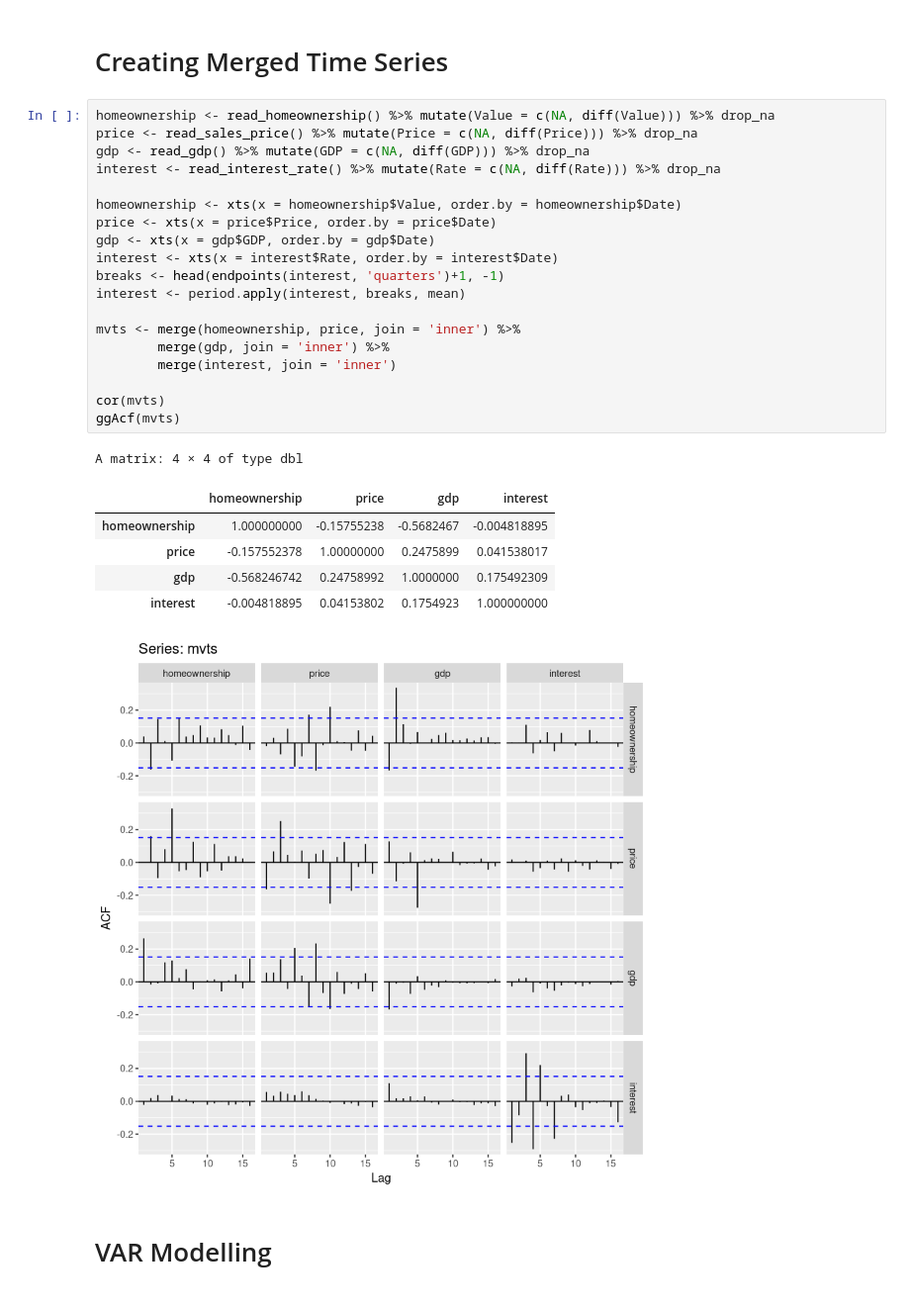
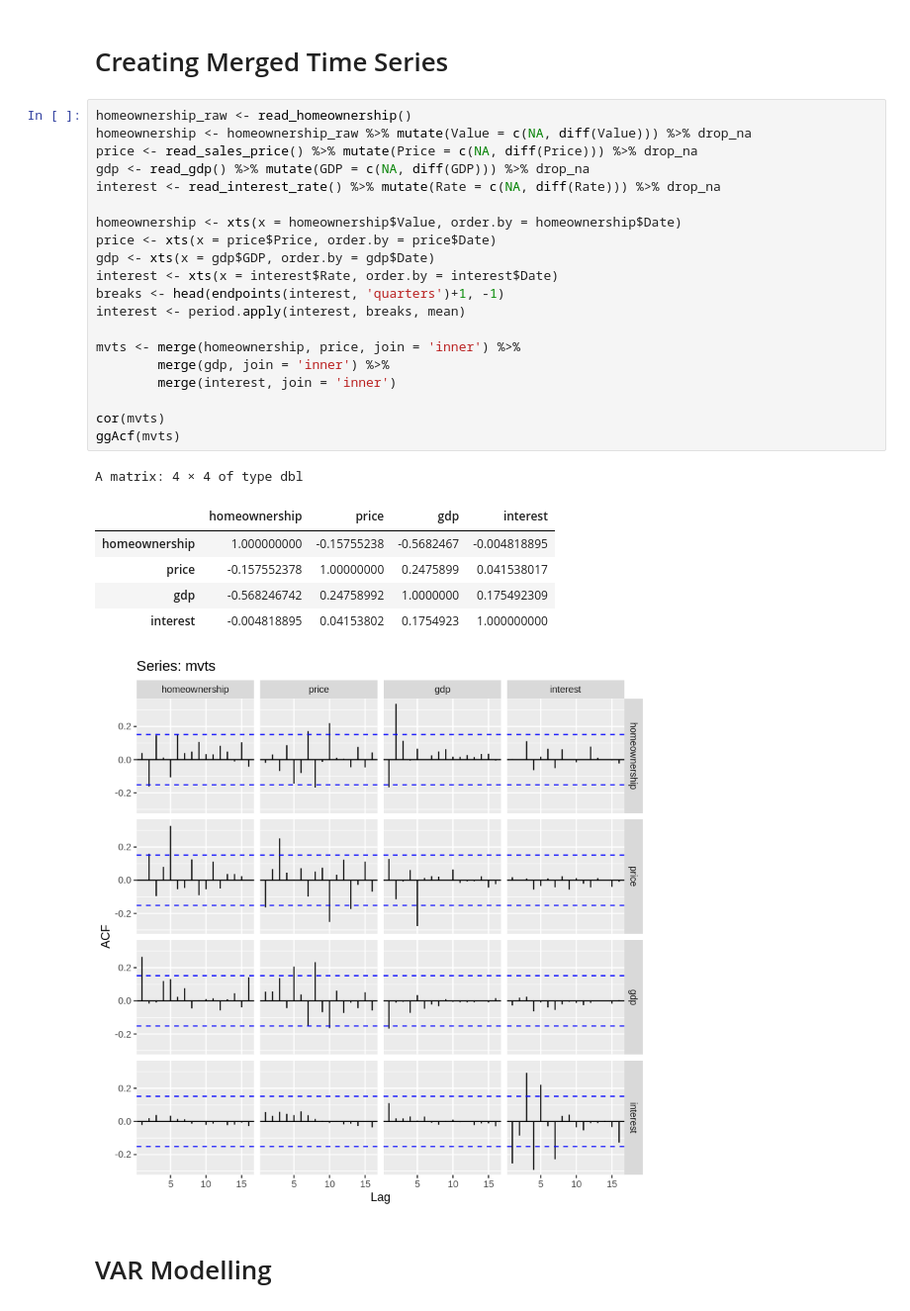
Before and after one commit to mattbbernstein/homeownership-project-f22isye6402-13, a Jupyter notebook: Notebooks/3a-Diff-VAR.ipynb, the cells around one changed output. Shown at 99% size. Drawn from its saved outputs; the diff is of its cells as text.

```diff
--- a/Notebooks/3a-Diff-VAR.ipynb
+++ b/Notebooks/3a-Diff-VAR.ipynb
@@ -16,32 +16,33 @@ source('../Scripts/Forecasting.R')
 # %% [markdown]
 # Creating Merged Time Series
 # %%
-homeownership <- read_homeownership() %>% mutate(Value = c(NA, diff(Value))) %>% drop_na
+homeownership_raw <- read_homeownership()
+homeownership <- homeownership_raw %>% mutate(Value = c(NA, diff(Value))) %>% drop_na
 price <- read_sales_price() %>% mutate(Price = c(NA, diff(Price))) %>% drop_na
 gdp <- read_gdp() %>% mutate(GDP = c(NA, diff(GDP))) %>% drop_na
 interest <- read_interest_rate() %>% mutate(Rate = c(NA, diff(Rate))) %>% drop_na
 
 homeownership <- xts(x = homeownership$Value, order.by = homeownership$Date)
 price <- xts(x = price$Price, order.by = price$Date)
 gdp <- xts(x = gdp$GDP, order.by = gdp$Date)
 interest <- xts(x = interest$Rate, order.by = interest$Date)
 breaks <- head(endpoints(interest, 'quarters')+1, -1)
 interest <- period.apply(interest, breaks, mean)
 
 mvts <- merge(homeownership, price, join = 'inner') %>%
         merge(gdp, join = 'inner') %>%
         merge(interest, join = 'inner')
 
 cor(mvts)
 ggAcf(mvts)
 # %% [output]
 A matrix: 4 × 4 of type dbl
 |  | homeownership | price | gdp | interest |
 | homeownership | 1.000000000 | -0.15755238 | -0.5682467 | -0.004818895 |
 | price | -0.157552378 | 1.00000000 | 0.2475899 | 0.041538017 |
 | gdp | -0.568246742 | 0.24758992 | 1.0000000 | 0.175492309 |
 | interest | -0.004818895 | 0.04153802 | 0.1754923 | 1.000000000 |
-[figure, old version]
+[figure, new version]
 # %% [markdown]
 # VAR Modelling
 # %% [markdown]
```
Also changed, not shown: parts of 6 cells of this notebook, 3 other files.
